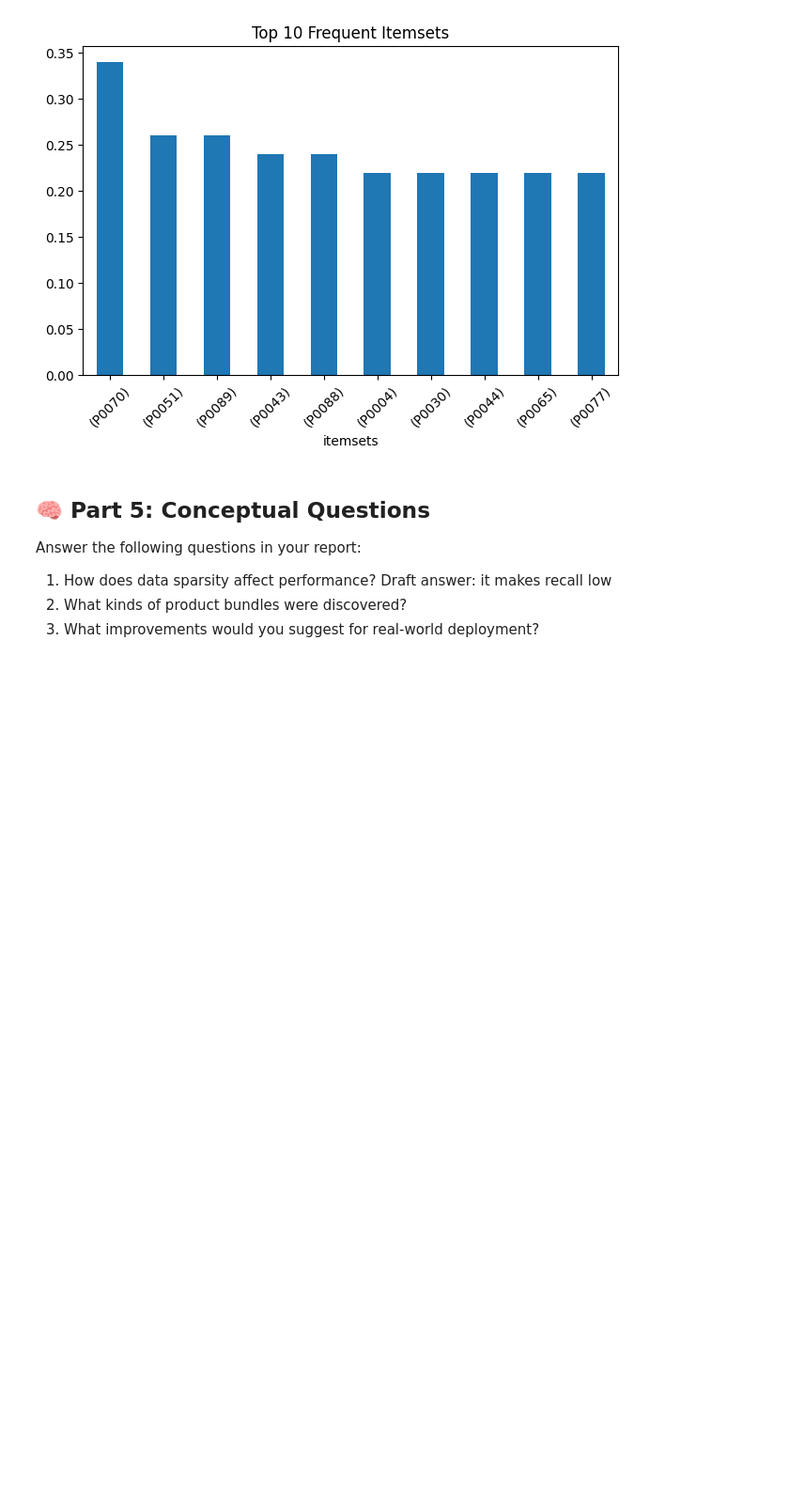
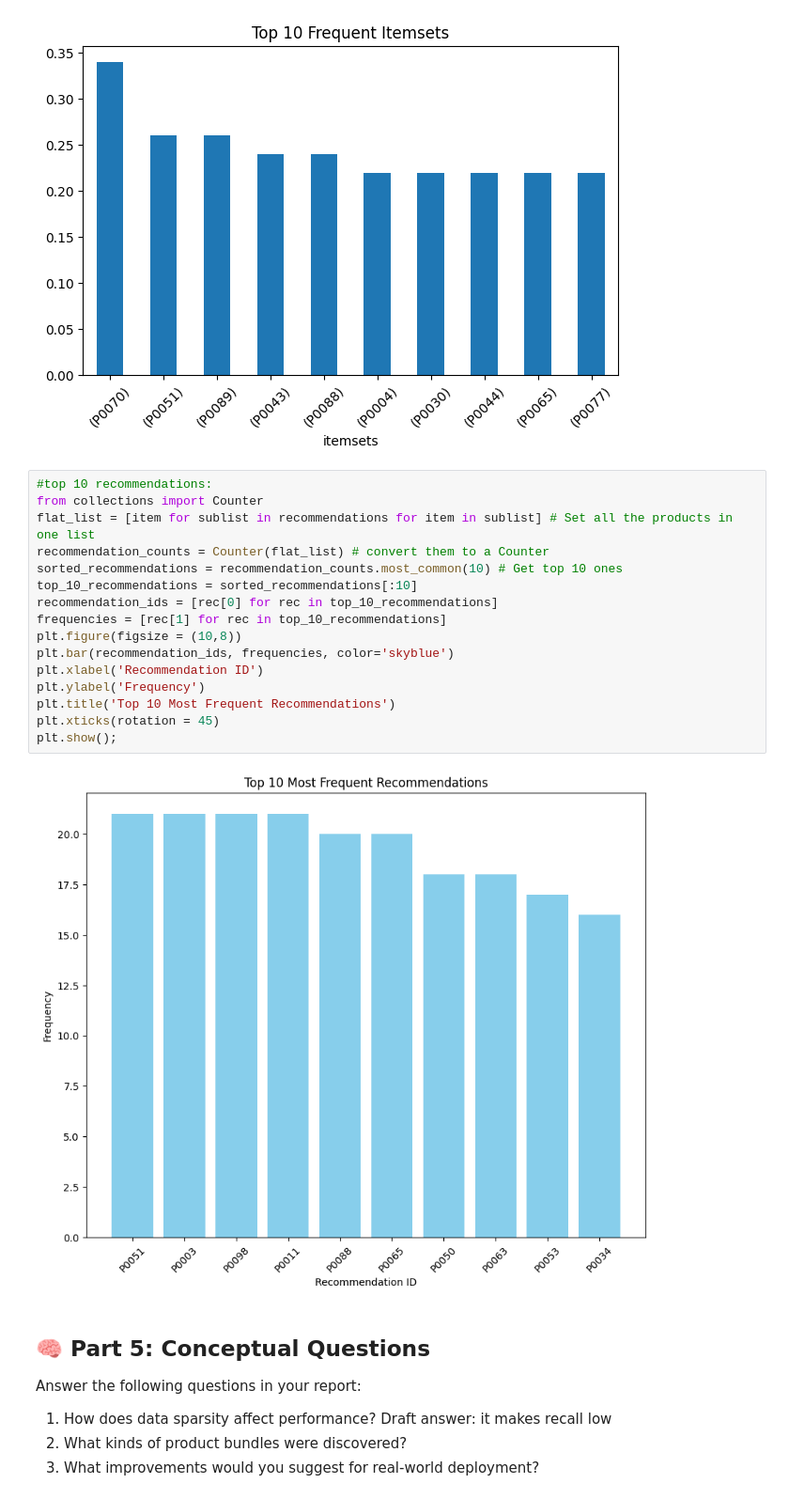
Before and after one commit to Faree09/SOEN471_A2, a Jupyter notebook: smartcart_starter_detailed.ipynb, the cells around one changed output. Shown at 94% size. Drawn from its saved outputs; the diff is of its cells as text; blank space fills up the shorter version.

Commit message:
Added top 10 recommendation for part 4

```diff
--- a/smartcart_starter_detailed.ipynb
+++ b/smartcart_starter_detailed.ipynb
@@ -542,6 +539,24 @@ plt.tight_layout()
 plt.show()
 # %% [output]
 [figure]
+# %%
+#top 10 recommendations:
+from collections import Counter
+flat_list = [item for sublist in recommendations for item in sublist] # Set all the products in one list
+recommendation_counts = Counter(flat_list) # convert them to a Counter
+sorted_recommendations = recommendation_counts.most_common(10) # Get top 10 ones
+top_10_recommendations = sorted_recommendations[:10]
+recommendation_ids = [rec[0] for rec in top_10_recommendations]
+frequencies = [rec[1] for rec in top_10_recommendations]
+plt.figure(figsize = (10,8))
+plt.bar(recommendation_ids, frequencies, color='skyblue')
+plt.xlabel('Recommendation ID')
+plt.ylabel('Frequency')
+plt.title('Top 10 Most Frequent Recommendations')
+plt.xticks(rotation = 45)
+plt.show();
+# %% [output]
+[figure, added]
 # %% [markdown]
 ## 🧠 Part 5: Conceptual Questions
 Answer the following questions in your report:
```
Also changed, not shown: parts of 11 cells of this notebook.
